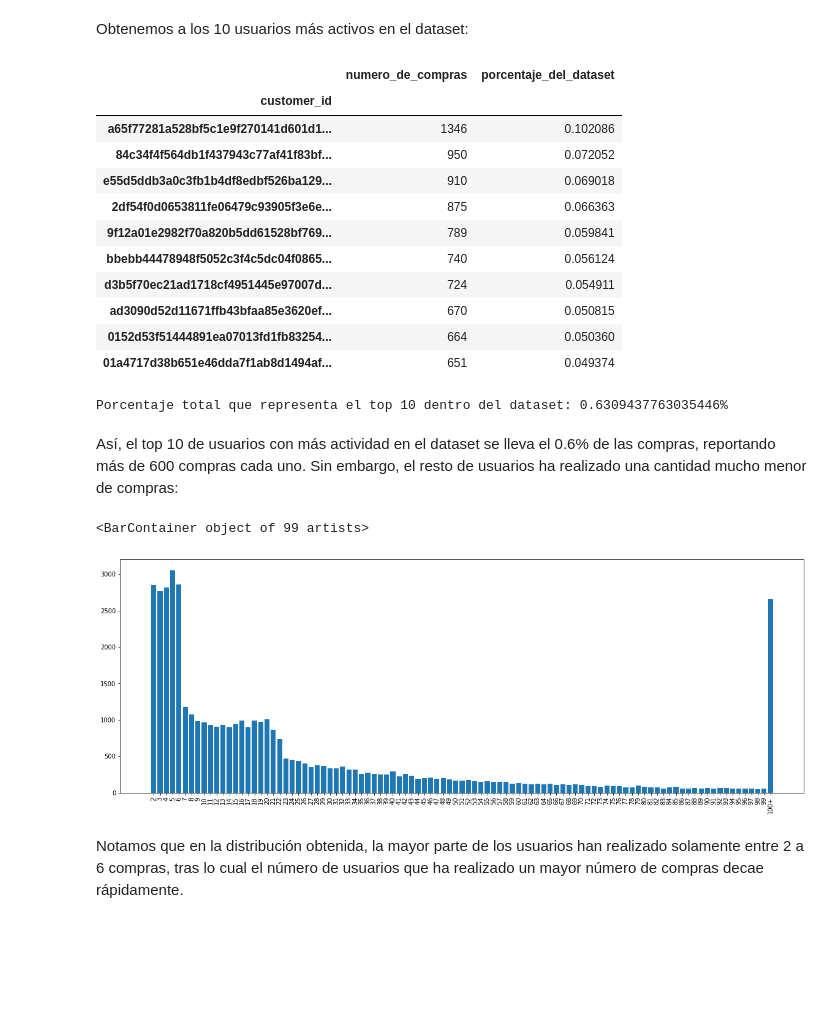
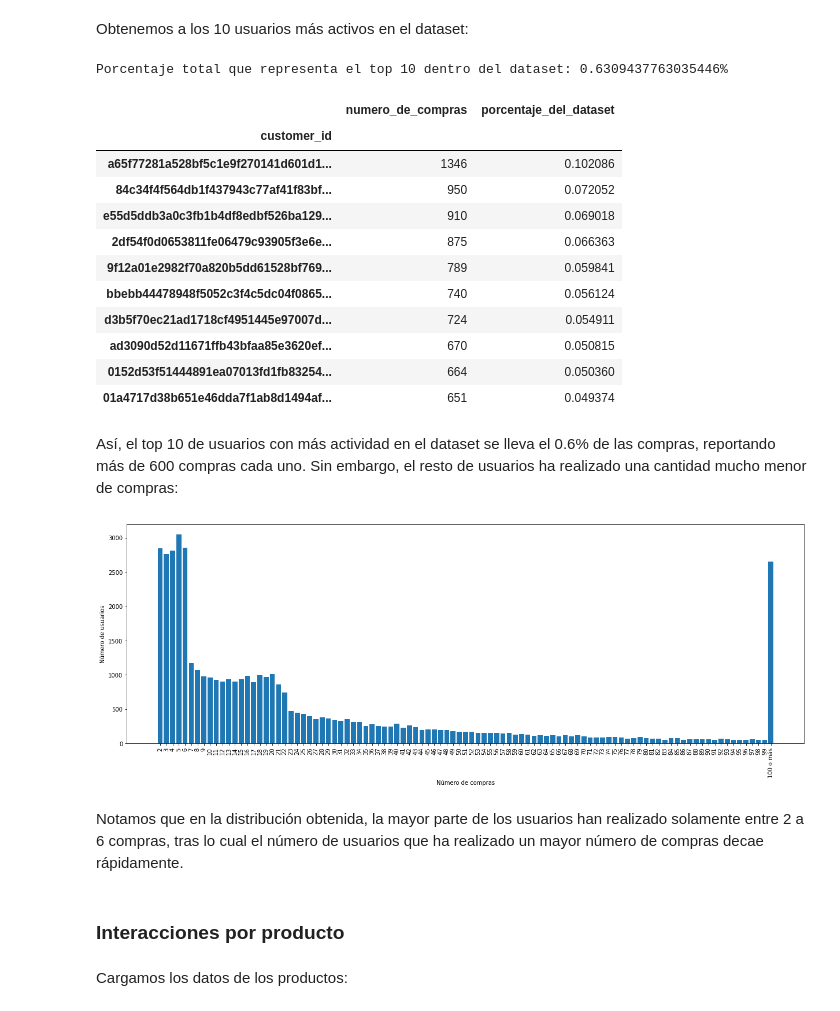
Before and after one commit to sebac820/tarea-1-recsys, a Jupyter notebook: Tarea.ipynb, the cells around one changed output. Cells and saved outputs as stored; diff of their text form; code cells hidden in the pictures; blank space fills up the shorter version.

Commit message:
Interacciones por productos

```diff
--- a/Tarea.ipynb
+++ b/Tarea.ipynb
@@ -40,12 +40,13 @@ numero_de_compras_por_usuario = numero_de_compras_por_usuario.groupby('customer_
 numero_de_compras_por_usuario = numero_de_compras_por_usuario.sort_values(by='numero_de_compras', ascending=False)
 # Calculamos el porcentaje que representa cada número de compras dentro del dataset:
 numero_de_compras_por_usuario['porcentaje_del_dataset'] = numero_de_compras_por_usuario / train_set.shape[0] * 100
-# Desplegamos el top 10 de usuarios más activos en el set:
-display(numero_de_compras_por_usuario.head(10))
 # Desplegamos el porcentaje total que representa el top 10 dentro del dataset:
 porcentaje_total_que_representa_el_top_10 = numero_de_compras_por_usuario.iloc[0:10].sum()['porcentaje_del_dataset']
 print(f'Porcentaje total que representa el top 10 dentro del dataset: {porcentaje_total_que_representa_el_top_10}%')
+# Desplegamos el top 10 de usuarios más activos en el set:
+display(numero_de_compras_por_usuario.head(10))
 # %% [output]
+Porcentaje total que representa el top 10 dentro del dataset: 0.6309437763035446%
 |  | numero_de_compras | porcentaje_del_dataset |
 | customer_id |  |  |
 | a65f77281a528bf5c1e9f270141d601d1... | 1346 | 0.102086 |
@@ -58,31 +59,36 @@ print(f'Porcentaje total que representa el top 10 dentro del dataset: {porcentaj
 | ad3090d52d11671ffb43bfaa85e3620ef... | 670 | 0.050815 |
 | 0152d53f51444891ea07013fd1fb83254... | 664 | 0.050360 |
 | 01a4717d38b651e46dda7f1ab8d1494af... | 651 | 0.049374 |
-Porcentaje total que representa el top 10 dentro del dataset: 0.6309437763035446%
 # %% [markdown]
 Así, el top 10 de usuarios con más actividad en el dataset se lleva el 0.6% de las compras, reportando más de 600 compras cada uno. Sin embargo, el resto de usuarios ha realizado una cantidad mucho menor de compras:
 # %%
 # Hacemos una copia del número de compras por usuario:
 numero_de_usuarios_por_numero_de_compras = numero_de_compras_por_usuario.drop(columns=['porcentaje_del_dataset'])
-# Agregamos una columna 'numero_de_usuarios'
+# Agregamos una columna 'numero_de_usuarios':
 numero_de_usuarios_por_numero_de_compras['numero_de_usuarios'] = 1
 # Agrupamos por el número de compras, y contamos cuántos usuarios realizaron ese número de compras:
 numero_de_usuarios_por_numero_de_compras = numero_de_usuarios_por_numero_de_compras.groupby('numero_de_compras').sum()
 # Definimos un grupo que represente N o más compras:
 N = 100
 numero_de_usuarios_que_realizaron_N_o_mas_compras = numero_de_usuarios_por_numero_de_compras.loc[N:]['numero_de_usuarios'].sum()
 numero_de_usuarios_por_numero_de_compras = numero_de_usuarios_por_numero_de_compras.loc[0:N-1]
-numero_de_usuarios_por_numero_de_compras.loc[f'{N}+'] = numero_de_usuarios_que_realizaron_N_o_mas_compras
+numero_de_usuarios_por_numero_de_compras.loc[f'{N} o más'] = numero_de_usuarios_que_realizaron_N_o_mas_compras
 # Graficamos:
-plt.figure(figsize=(20, 7))
+plt.figure(figsize=(21, 7))
 plt.xticks(rotation=90)
 plt.bar(
     x=[i for i in range(len(numero_de_usuarios_por_numero_de_compras))],
     height=[numero_de_usuarios for numero_de_usuarios in numero_de_usuarios_por_numero_de_compras['numero_de_usuarios']],
     tick_label=numero_de_usuarios_por_numero_de_compras.index,
 )
+plt.xlabel('Número de compras')
+plt.ylabel('Número de usuarios')
+plt.show()
 # %% [output]
-<BarContainer object of 99 artists>
-[figure, old version]
+[figure, new version]
 # %% [markdown]
 Notamos que en la distribución obtenida, la mayor parte de los usuarios han realizado solamente entre 2 a 6 compras, tras lo cual el número de usuarios que ha realizado un mayor número de compras decae rápidamente.
+# %% [markdown]
+### Interacciones por producto
+# %% [markdown]
+Cargamos los datos de los productos:
```
Also changed, not shown: parts of 5 cells of this notebook.
